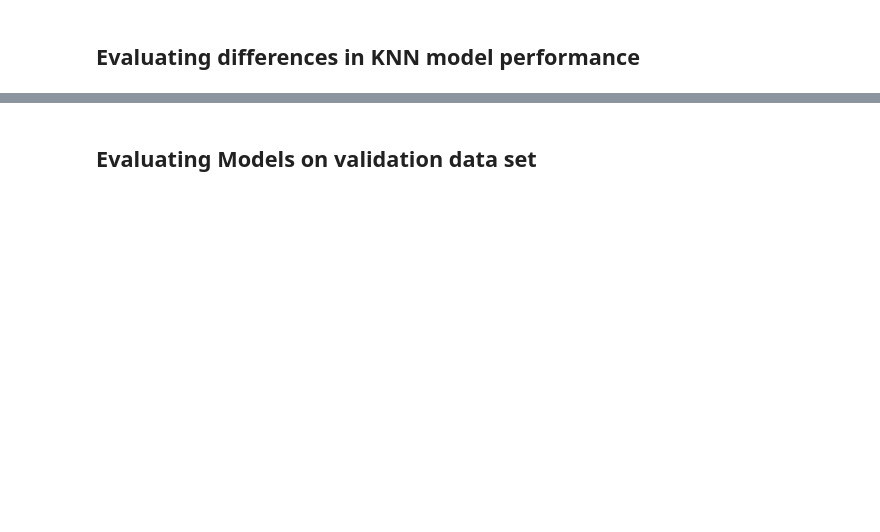
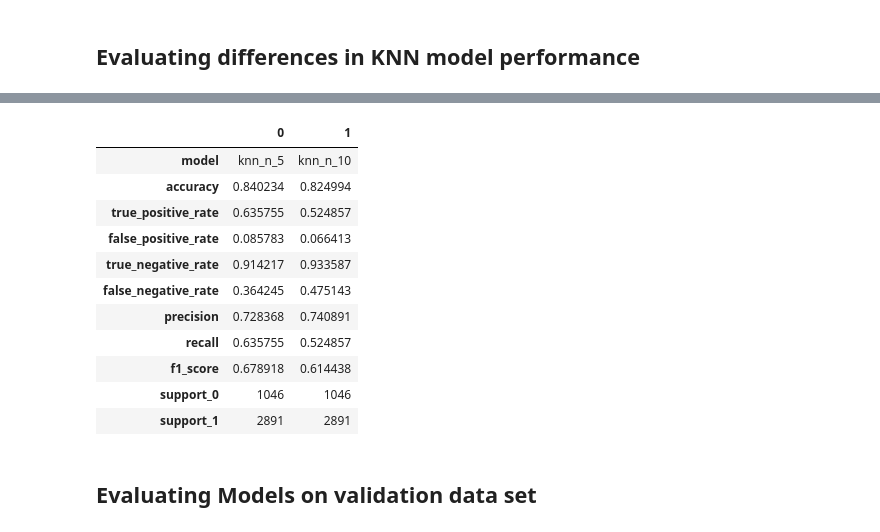
Before and after one commit to jcrosenberger/project1-telco, a Jupyter notebook: knn_model.ipynb, the cells around one changed output, grey strips where cells are left out. Saved outputs shown, nothing was run; the diff lists cells and outputs as text; code cells hidden in the pictures; blank space fills up the shorter version.

```diff
--- a/knn_model.ipynb
+++ b/knn_model.ipynb
@@ -226,3 +258,19 @@ train_predict
+# %%
+#train_predict_original=train_predict
+train_predict_original
+# %% [output]
+|  | 0 | 1 |
+| model | knn_n_5 | knn_n_10 |
+| accuracy | 0.840234 | 0.824994 |
+| true_positive_rate | 0.635755 | 0.524857 |
+| false_positive_rate | 0.085783 | 0.066413 |
+| true_negative_rate | 0.914217 | 0.933587 |
+| false_negative_rate | 0.364245 | 0.475143 |
+| precision | 0.728368 | 0.740891 |
+| recall | 0.635755 | 0.524857 |
+| f1_score | 0.678918 | 0.614438 |
+| support_0 | 1046 | 1046 |
+| support_1 | 2891 | 2891 |
 # %% [markdown]
 ## Evaluating Models on validation data set
 # %%
```
Also changed, not shown: parts of 24 cells of this notebook, 3 other files.
